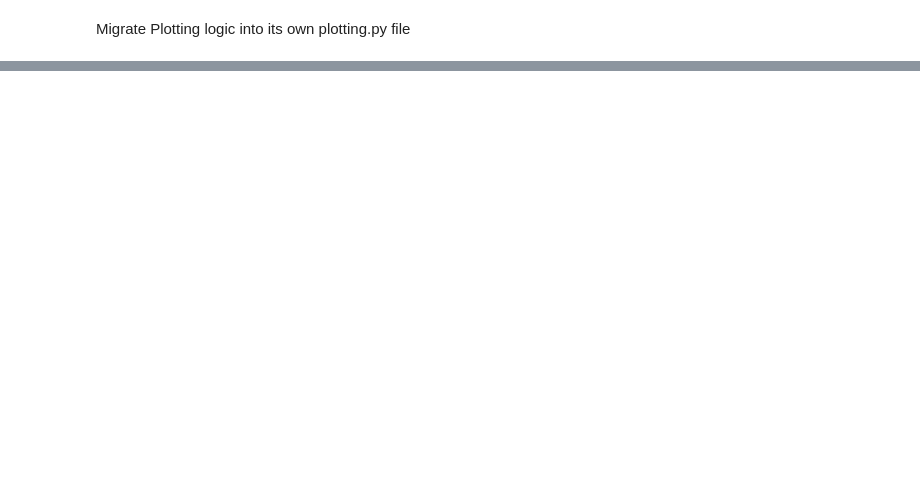
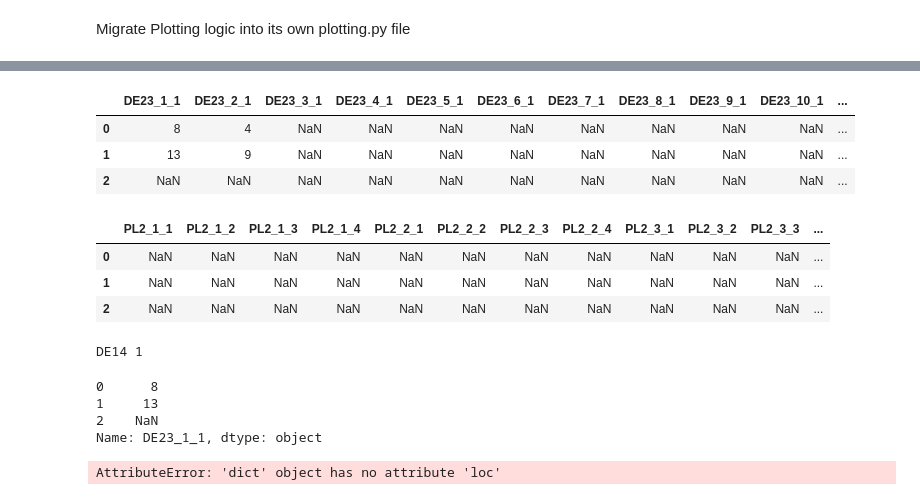
Before and after one commit to Ppandda/parenthood, a Jupyter notebook: parenthood_europe/notebooks/testing/test_numeric_plots.ipynb, the cells around one changed output, grey strips where cells are left out. Cells and saved outputs as stored; diff of their text form; code cells hidden in the pictures; blank space fills up the shorter version.

Commit message:
continued to refactor matrix. Some smaller issues e.g. DE14 plotting.

```diff
--- a/parenthood_europe/notebooks/testing/test_numeric_plots.ipynb
+++ b/parenthood_europe/notebooks/testing/test_numeric_plots.ipynb
@@ -378,0 +354,31 @@ The default of observed=False is deprecated and will be changed to True in a fut
+# %%
+# --- peek at the raw sheet -------------------------------------------------
+cols = [c for c in df_matrix.columns if c.startswith(("DE23_", "PL2_"))][:20]   # 20 cols max
+display(df_matrix.loc[:2, cols])            # rows 0-2 only
+# %% [output]
+|  | DE23_1_1 | DE23_2_1 | DE23_3_1 | DE23_4_1 | DE23_5_1 | DE23_6_1 | DE23_7_1 | DE23_8_1 | DE23_9_1 | DE23_10_1 | ... |
+| 0 | 8 | 4 | NaN | NaN | NaN | NaN | NaN | NaN | NaN | NaN | ... |
+| 1 | 13 | 9 | NaN | NaN | NaN | NaN | NaN | NaN | NaN | NaN | ... |
+| 2 | NaN | NaN | NaN | NaN | NaN | NaN | NaN | NaN | NaN | NaN | ... |
+# %%
+# --- peek at the raw sheet -------------------------------------------------
+cols = [c for c in df_matrix.columns if c.startswith(("PL2_"))][:20]   # 20 cols max
+display(df_matrix.loc[:2, cols])            # rows 0-2 only
+# %% [output]
+|  | PL2_1_1 | PL2_1_2 | PL2_1_3 | PL2_1_4 | PL2_2_1 | PL2_2_2 | PL2_2_3 | PL2_2_4 | PL2_3_1 | PL2_3_2 | PL2_3_3 | ... |
+| 0 | NaN | NaN | NaN | NaN | NaN | NaN | NaN | NaN | NaN | NaN | NaN | ... |
+| 1 | NaN | NaN | NaN | NaN | NaN | NaN | NaN | NaN | NaN | NaN | NaN | ... |
+| 2 | NaN | NaN | NaN | NaN | NaN | NaN | NaN | NaN | NaN | NaN | NaN | ... |
+# %%
+import pandas as pd
+#  quick check of the very first row under each prefix
+def first_non_nan(series):
+    for v in series:
+        if pd.notna(v): return v
+    return None
+
+for qid in ["DE14"]:
+    first_row = df_matrix.iloc[0][df_matrix.columns.str.startswith(qid)]
+    print(qid, first_non_nan(first_row))
+# %% [output]
+DE14 1
@@ -378,0 +387,11 @@ The default of observed=False is deprecated and will be changed to True in a fut
+# %%
+print(df_matrix.loc[:2, "DE23_1_1"])
+# %% [output]
+0      8
+1     13
+2    NaN
+Name: DE23_1_1, dtype: object
+# %%
+print(meta_matrix.loc[:2, "DE23_1_1"])
+# %% [output]
+AttributeError: 'dict' object has no attribute 'loc'
```
Also changed, not shown: parts of 14 cells of this notebook, 9 other files.
